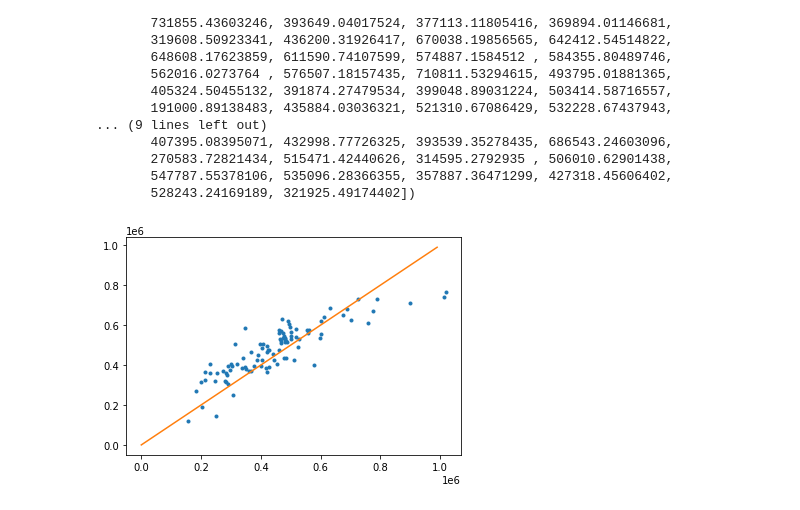
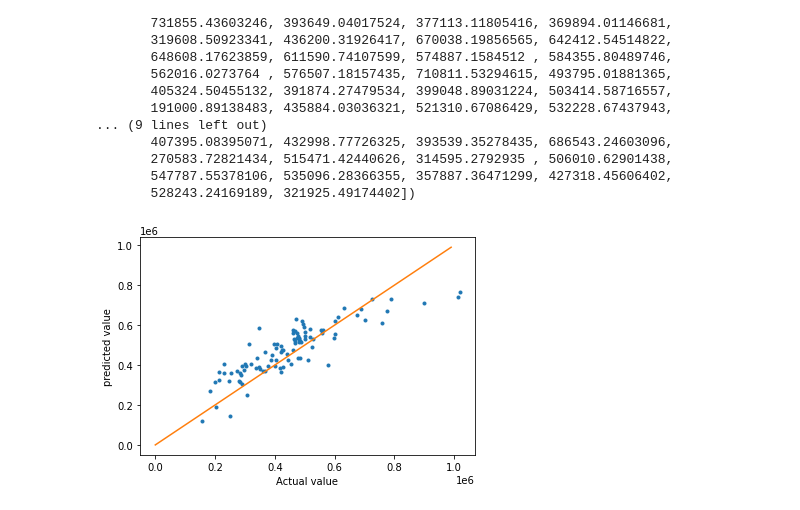
Before and after one commit to rishav4101/10daysofcode-stock_prediction, a Jupyter notebook: tasks/Task4.ipynb, the cells around one changed output. Cells and saved outputs as stored; diff of their text form; code cells hidden in the pictures.

```diff
--- a/tasks/Task4.ipynb
+++ b/tasks/Task4.ipynb
@@ -78,10 +78,12 @@ array([304643.42627625, 390061.33246735, 568624.20252355, 765557.90436091,
 # %%
 Y_pred = model.predict(X_validation)
 plt.plot(Y_validation, Y_pred, '.')
 # plot a line, a perfit predict would all fall on this line
 x = np.linspace(0, 990000, 100)
 y = x
 plt.plot(x, y)
+plt.xlabel("Actual value")
+plt.ylabel("predicted value")
 plt.show()
 # %% [output]
-[figure, old version]
+[figure, new version]
```
Also changed, not shown: 3 other files.
